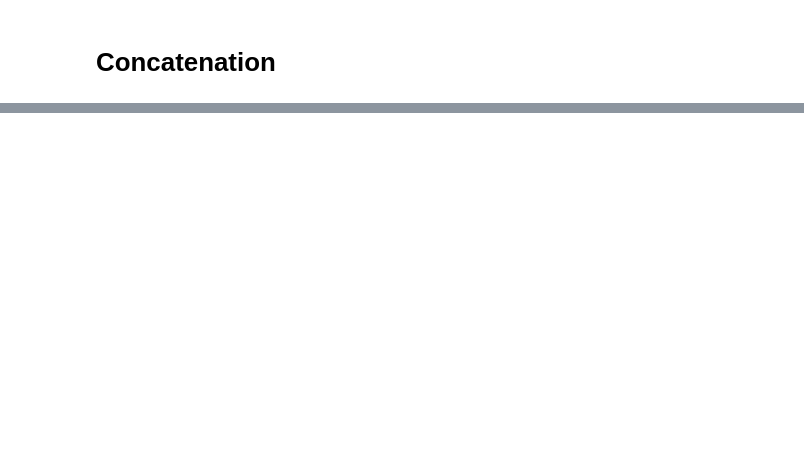
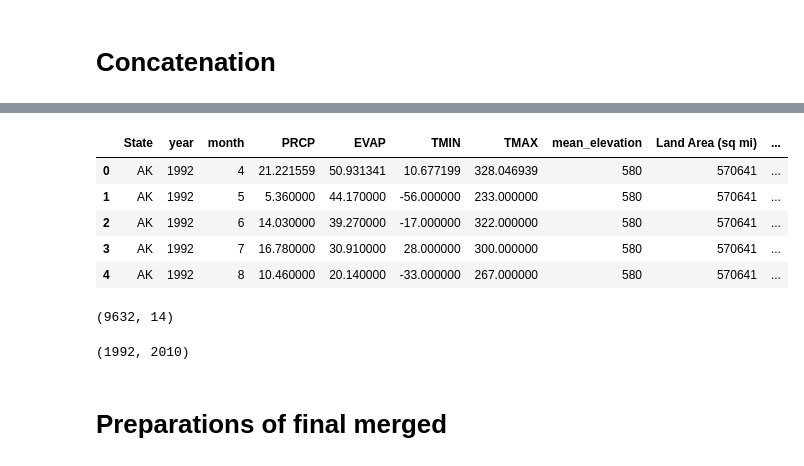
Before and after one commit to DenysBespalko231452/Hackathon_22feb, a Jupyter notebook: test.ipynb, the cells around one changed output, grey strips where cells are left out. Cells and saved outputs as stored; diff of their text form; code cells hidden in the pictures; blank space fills up the shorter version.

```diff
--- a/test.ipynb
+++ b/test.ipynb
@@ -103 +69,24 @@ final_merged.shape
+# %%
+from sklearn.impute import KNNImputer
+imputer = KNNImputer(n_neighbors=3)
+final_merged[['PRCP', 'EVAP', 'TMIN', 'TMAX']] = imputer.fit_transform(final_merged[['PRCP', 'EVAP', 'TMIN', 'TMAX']])
+# %%
+final_merged.head()
+# %% [output]
+|  | State | year | month | PRCP | EVAP | TMIN | TMAX | mean_elevation | Land Area (sq mi) | ... |
+| 0 | AK | 1992 | 4 | 21.221559 | 50.931341 | 10.677199 | 328.046939 | 580 | 570641 | ... |
+| 1 | AK | 1992 | 5 | 5.360000 | 44.170000 | -56.000000 | 233.000000 | 580 | 570641 | ... |
+| 2 | AK | 1992 | 6 | 14.030000 | 39.270000 | -17.000000 | 322.000000 | 580 | 570641 | ... |
+| 3 | AK | 1992 | 7 | 16.780000 | 30.910000 | 28.000000 | 300.000000 | 580 | 570641 | ... |
+| 4 | AK | 1992 | 8 | 10.460000 | 20.140000 | -33.000000 | 267.000000 | 580 | 570641 | ... |
+# %%
+final_merged.shape
+# %% [output]
+(9632, 14)
+# %%
+final_merged['year'].min(), final_merged['year'].max()
+# %% [output]
+(1992, 2010)
+# %% [markdown]
+# Preparations of final merged
 # %%
```
Also changed, not shown: parts of 27 cells of this notebook, 7 other files.
